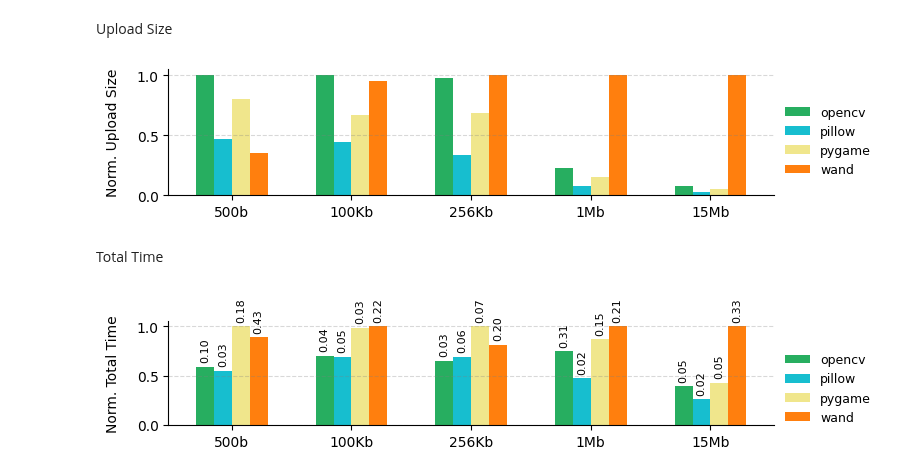
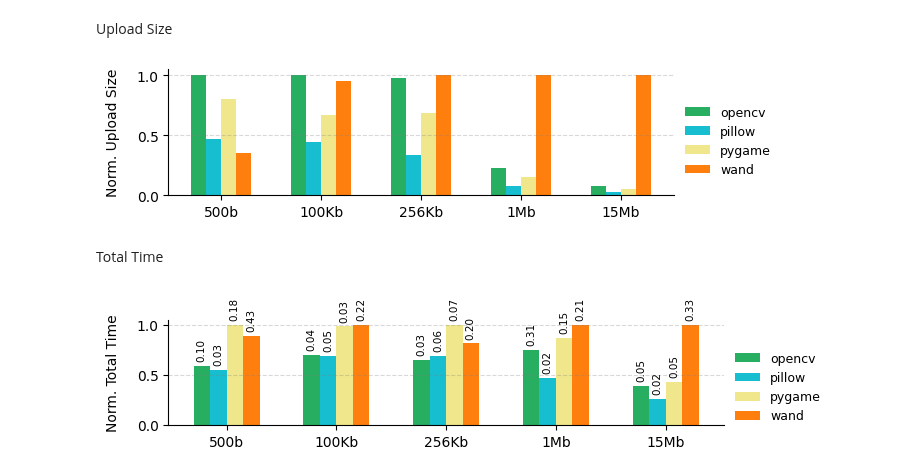
Before and after one commit to donaldonana/FaaS-Benchmark, a Jupyter notebook: thumbnaile/thumbnaile.ipynb, the cells around one changed output. Drawn from its saved outputs; the diff is of its cells as text; code cells hidden in the pictures.

```diff
--- a/thumbnaile/thumbnaile.ipynb
+++ b/thumbnaile/thumbnaile.ipynb
@@ -181,23 +181,23 @@ plt.show()
 # %% [markdown]
 Upload Size
 # %%
-fig, ax = plt.subplots(figsize=(8, 1.8))
+fig, ax = plt.subplots(figsize=(7, 1.8))
 
 for i, library in enumerate(libraries):
     subset = dfus[dfus['library'] == library]
     bar_positions = positions + i * bar_width
     ax.bar(bar_positions, subset['normalized_upload_size'], width=bar_width, label=library, color=color_mapping[library])
 
 ax = bar_ax_style(ax, "Norm. Upload Size")
 
 plt.tight_layout()
 plt.show()
 # %% [output]
-[figure, old version]
+[figure, new version]
 # %% [markdown]
 Total Time
 # %%
-fig, ax = plt.subplots(figsize=(8, 1.8))
+fig, ax = plt.subplots(figsize=(7.5, 1.8))
 
 for i, library in enumerate(libraries):
     subset = dftt[dftt['library'] == library]
@@ -211,11 +211,12 @@ for i, library in enumerate(libraries):
                     xytext=(0, 3),  # 3 points vertical offset
                     textcoords="offset points",
                     ha='center', va='bottom',
-                    fontsize=8, rotation=90)
+                    fontsize=7.5, rotation=90)
 
 ax = bar_ax_style(ax, "Norm. Total Time")
 
 plt.tight_layout()
+# plt.savefig("resizing.svg")
 plt.show()
 # %% [output]
-[figure, old version]
+[figure, new version]
```
Also changed, not shown: 5 other files.
